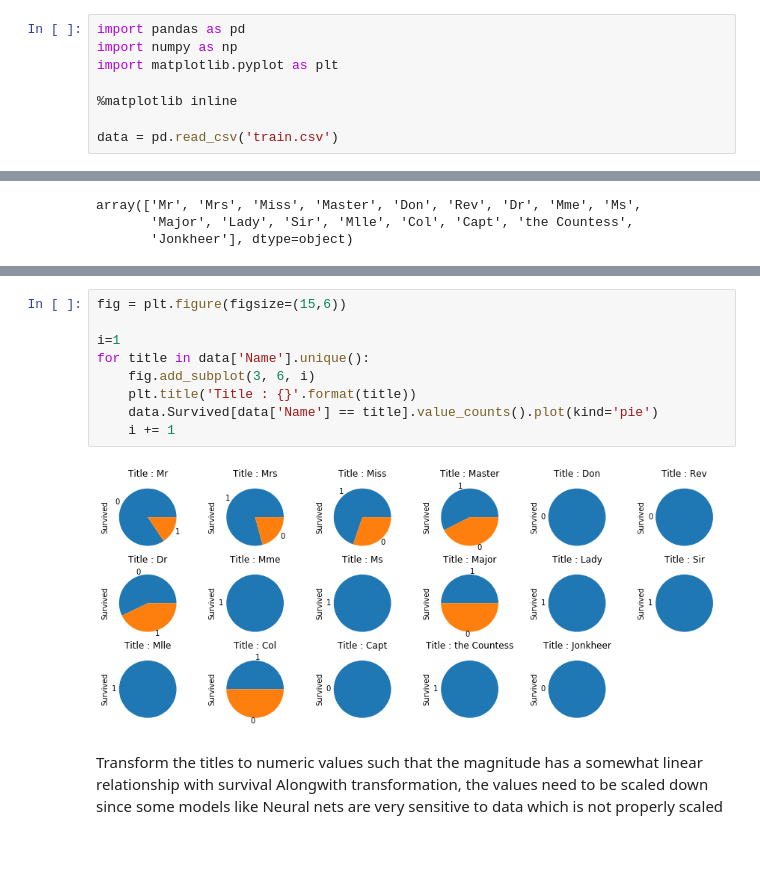
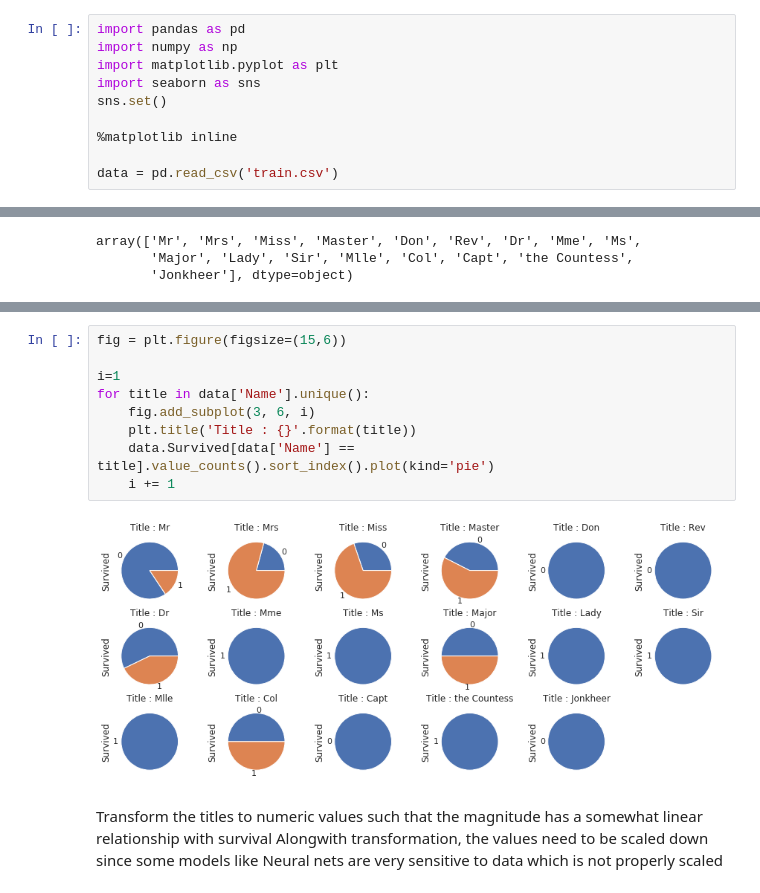
Before and after one commit to fxmuelle/zp-ml-jupyter, a Jupyter notebook: challenge/solution_1.ipynb, the cells around one changed output, grey strips where cells are left out. Saved outputs shown, nothing was run; the diff lists cells and outputs as text; blank space fills up the shorter version.

```diff
--- a/challenge/solution_1.ipynb
+++ b/challenge/solution_1.ipynb
@@ -4,6 +4,8 @@
 import pandas as pd
 import numpy as np
 import matplotlib.pyplot as plt
+import seaborn as sns
+sns.set()
 
 %matplotlib inline
 
@@ -82,14 +84,14 @@ data.head()
 # %%
 fig = plt.figure(figsize=(15,6))
 
 i=1
 for title in data['Name'].unique():
     fig.add_subplot(3, 6, i)
     plt.title('Title : {}'.format(title))
-    data.Survived[data['Name'] == title].value_counts().plot(kind='pie')
+    data.Survived[data['Name'] == title].value_counts().sort_index().plot(kind='pie')
     i += 1
 # %% [output]
-[figure, old version]
+[figure, new version]
 # %% [markdown]
 Transform the titles to numeric values such that the magnitude has a somewhat linear relationship with survival
 Alongwith transformation, the values need to be scaled down since some models like Neural nets are very sensitive to data which is not properly scaled
```
Also changed, not shown: parts of 7 cells of this notebook.
